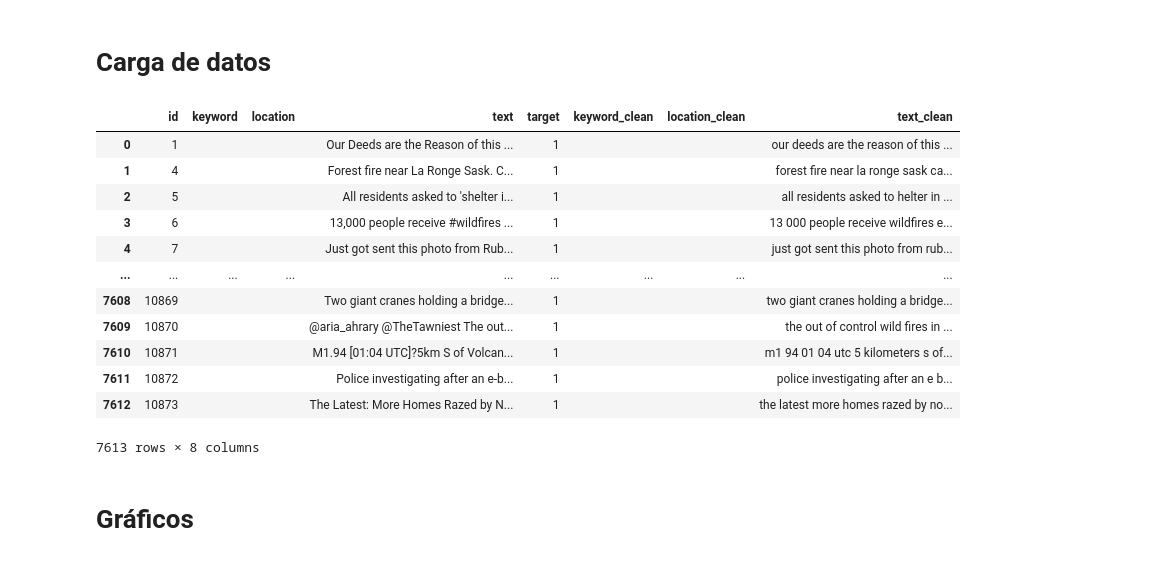
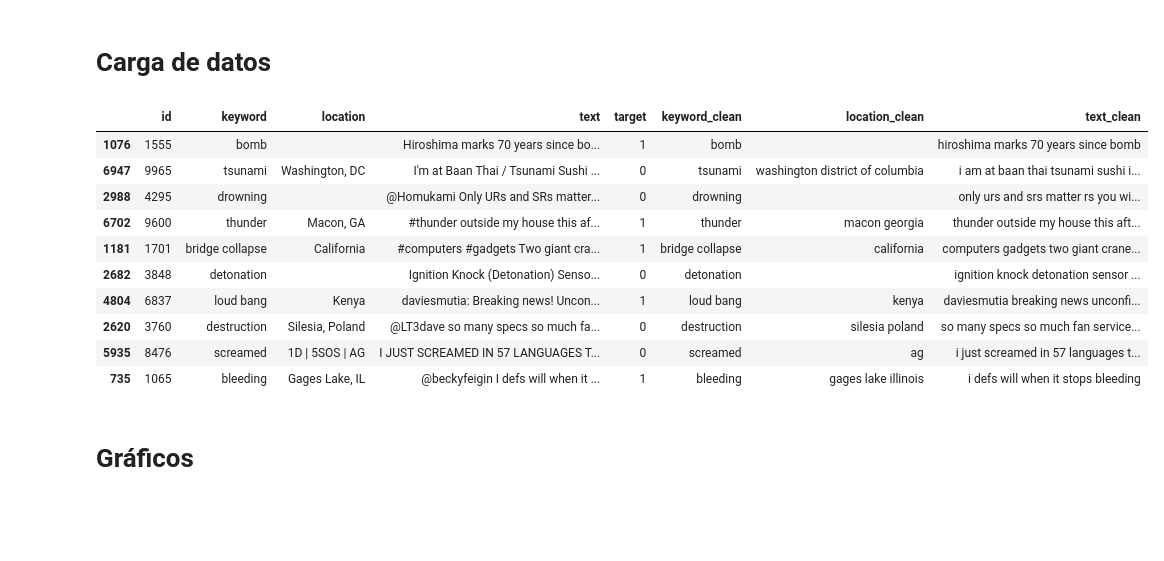
Before and after one commit to delpinor/datos7506, a Jupyter notebook: TP2 - ML.ipynb, the cells around one changed output. Cells and saved outputs as stored; diff of their text form; code cells hidden in the pictures; blank space fills up the shorter version.

```diff
--- a/TP2 - ML.ipynb
+++ b/TP2 - ML.ipynb
@@ -844,25 +784,23 @@ test_df.to_csv('data/test_fttd.csv', index=False)
 # %%
 #train_df[train_df.text_clean.str.contains('\'')]['text_clean'].str.split(expand=True).stack().value_counts().to_csv('data/sample.csv')
 #train_df.sample(2)
 #train_df[train_df.location_clean.str.contains('')]['location_clean'].value_counts().to_csv('data/location.csv')
 #train_df[train_df.text_clean.str.contains('')]['text_clean'].str.split(expand=True).stack().value_counts().to_csv('data/textss.csv')
-train_df[train_df.text_clean.str.contains('')]
+train_df[train_df.text_clean.str.contains('')].sample(10)
 #test_df[test_df.text.str.contains('enna')]
 #train_df.sample(5)
 # %% [output]
 |  | id | keyword | location | text | target | keyword_clean | location_clean | text_clean |
-| 0 | 1 |  |  | Our Deeds are the Reason of this ... | 1 |  |  | our deeds are the reason of this ... |
-| 1 | 4 |  |  | Forest fire near La Ronge Sask. C... | 1 |  |  | forest fire near la ronge sask ca... |
-| 2 | 5 |  |  | All residents asked to 'shelter i... | 1 |  |  | all residents asked to helter in ... |
-| 3 | 6 |  |  | 13,000 people receive #wildfires ... | 1 |  |  | 13 000 people receive wildfires e... |
-| 4 | 7 |  |  | Just got sent this photo from Rub... | 1 |  |  | just got sent this photo from rub... |
-| ... | ... | ... | ... | ... | ... | ... | ... | ... |
-| 7608 | 10869 |  |  | Two giant cranes holding a bridge... | 1 |  |  | two giant cranes holding a bridge... |
-| 7609 | 10870 |  |  | @aria_ahrary @TheTawniest The out... | 1 |  |  | the out of control wild fires in ... |
-| 7610 | 10871 |  |  | M1.94 [01:04 UTC]?5km S of Volcan... | 1 |  |  | m1 94 01 04 utc 5 kilometers s of... |
-| 7611 | 10872 |  |  | Police investigating after an e-b... | 1 |  |  | police investigating after an e b... |
-| 7612 | 10873 |  |  | The Latest: More Homes Razed by N... | 1 |  |  | the latest more homes razed by no... |
+| 1076 | 1555 | bomb |  | Hiroshima marks 70 years since bo... | 1 | bomb |  | hiroshima marks 70 years since bomb |
+| 6947 | 9965 | tsunami | Washington, DC | I'm at Baan Thai / Tsunami Sushi ... | 0 | tsunami | washington district of columbia | i am at baan thai tsunami sushi i... |
+| 2988 | 4295 | drowning |  | @Homukami Only URs and SRs matter... | 0 | drowning |  | only urs and srs matter rs you wi... |
+| 6702 | 9600 | thunder | Macon, GA | #thunder outside my house this af... | 1 | thunder | macon georgia | thunder outside my house this aft... |
+| 1181 | 1701 | bridge collapse | California | #computers #gadgets Two giant cra... | 1 | bridge collapse | california | computers gadgets two giant crane... |
+| 2682 | 3848 | detonation |  | Ignition Knock (Detonation) Senso... | 0 | detonation |  | ignition knock detonation sensor ... |
+| 4804 | 6837 | loud bang | Kenya | daviesmutia: Breaking news! Uncon... | 1 | loud bang | kenya | daviesmutia breaking news unconfi... |
+| 2620 | 3760 | destruction | Silesia, Poland | @LT3dave so many specs so much fa... | 0 | destruction | silesia poland | so many specs so much fan service... |
+| 5935 | 8476 | screamed | 1D | 5SOS | AG | I JUST SCREAMED IN 57 LANGUAGES T... | 0 | screamed | ag | i just screamed in 57 languages t... |
+| 735 | 1065 | bleeding | Gages Lake, IL | @beckyfeigin I defs will when it ... | 1 | bleeding | gages lake illinois | i defs will when it stops bleeding |
-7613 rows × 8 columns
 # %% [markdown]
 
 # Gráficos
```
Also changed, not shown: parts of 7 cells of this notebook.
